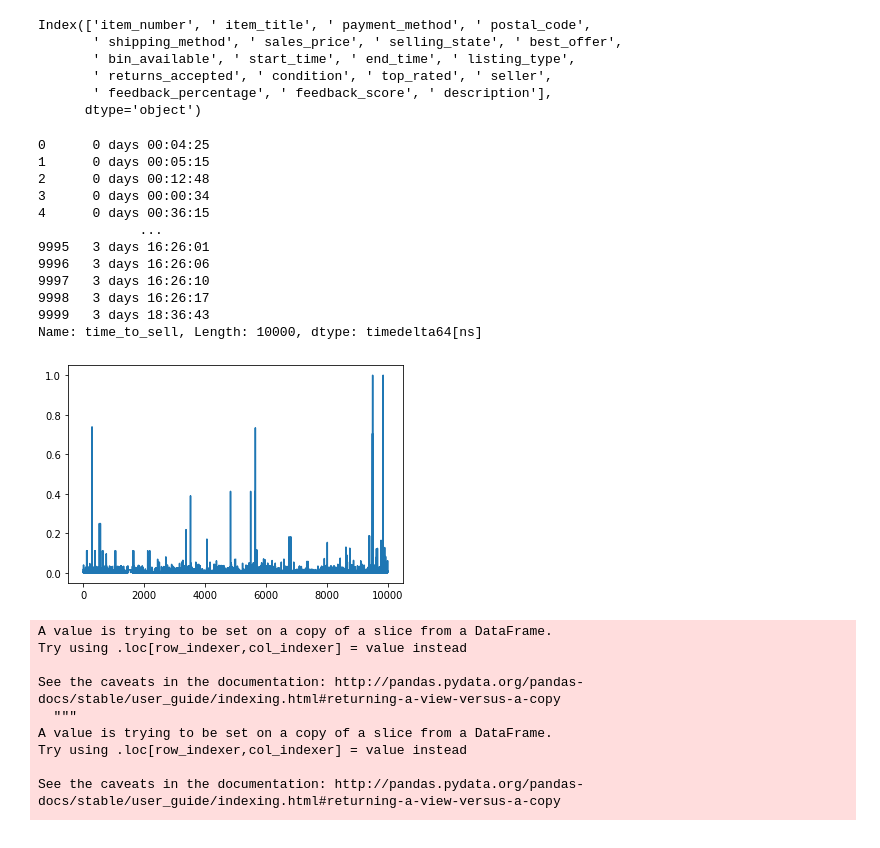
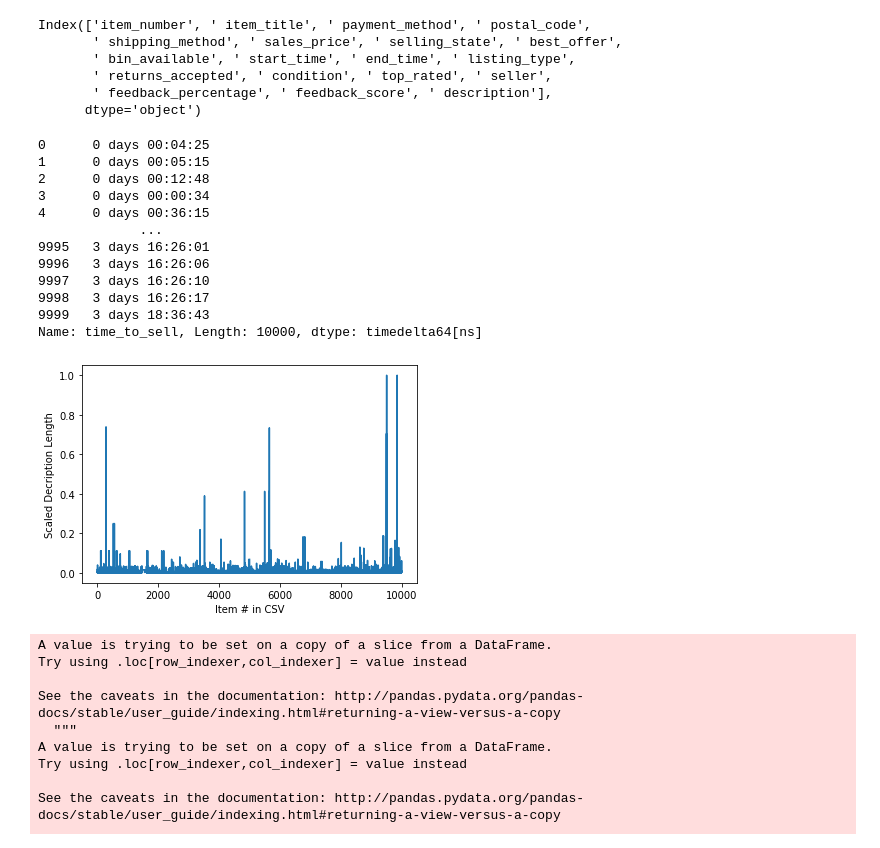
Before and after one commit to micktor/184final, a Jupyter notebook: Final.ipynb, the cells around one changed output. Cells and saved outputs as stored; diff of their text form; code cells hidden in the pictures.

```diff
--- a/Final.ipynb
+++ b/Final.ipynb
@@ -264,6 +264,9 @@ for user in users:
 ## Read each individual category's CSV into its own pandas dataframe
 # %%
 iphones = pd.read_csv('iphones.csv')
+androids = pd.read_csv('android.csv')
+applelaptops = pd.read_csv('applelaptops.csv')
+pclaptops = pd.read_csv('pclaptops.csv')
 books = pd.read_csv('books.csv')
 clothing = pd.read_csv('clothing.csv')
 collectables = pd.read_csv('collectables.csv')
@@ -284,6 +287,9 @@ Index(['item_number', ' item_title', ' payment_method', ' postal_code',
 # %%
 dataframes = [
     iphones,
+    androids,
+    applelaptops,
+    pclaptops,
     books,
     clothing,
     collectables,
@@ -295,33 +301,35 @@ dataframes = [
 # %%
 scaler = MinMaxScaler()
 
 
 for df in dataframes:
     df[' description'] = scaler.fit_transform(df[[' description']])
     df[' start_time'] = pd.to_datetime(df[' start_time'])
     df[' end_time'] = pd.to_datetime(df[' end_time'])
     df['time_to_sell'] =  df[' end_time'] - df[' start_time']
 
 # Test to see scaler applied
 collectables[' description']
+plt.ylabel("Scaled Decription Length")
+plt.xlabel("Item # in CSV")
 plt.plot(collectables[' description'])
 
 # Test that time to sell is correctly calculated with pd.to_datetime
 music['time_to_sell']
 # %% [output]
 0      0 days 00:04:25
 1      0 days 00:05:15
 2      0 days 00:12:48
 3      0 days 00:00:34
 4      0 days 00:36:15
              ...
 9995   3 days 16:26:01
 9996   3 days 16:26:06
 9997   3 days 16:26:10
 9998   3 days 16:26:17
 9999   3 days 18:36:43
 Name: time_to_sell, Length: 10000, dtype: timedelta64[ns]
-[figure, old version]
+[figure, new version]
 # %%
 test = iphones[(iphones[' feedback_score']) < 1 &
         (iphones[' description'] < 0.002) &
```
Also changed, not shown: parts of 12 cells of this notebook.
